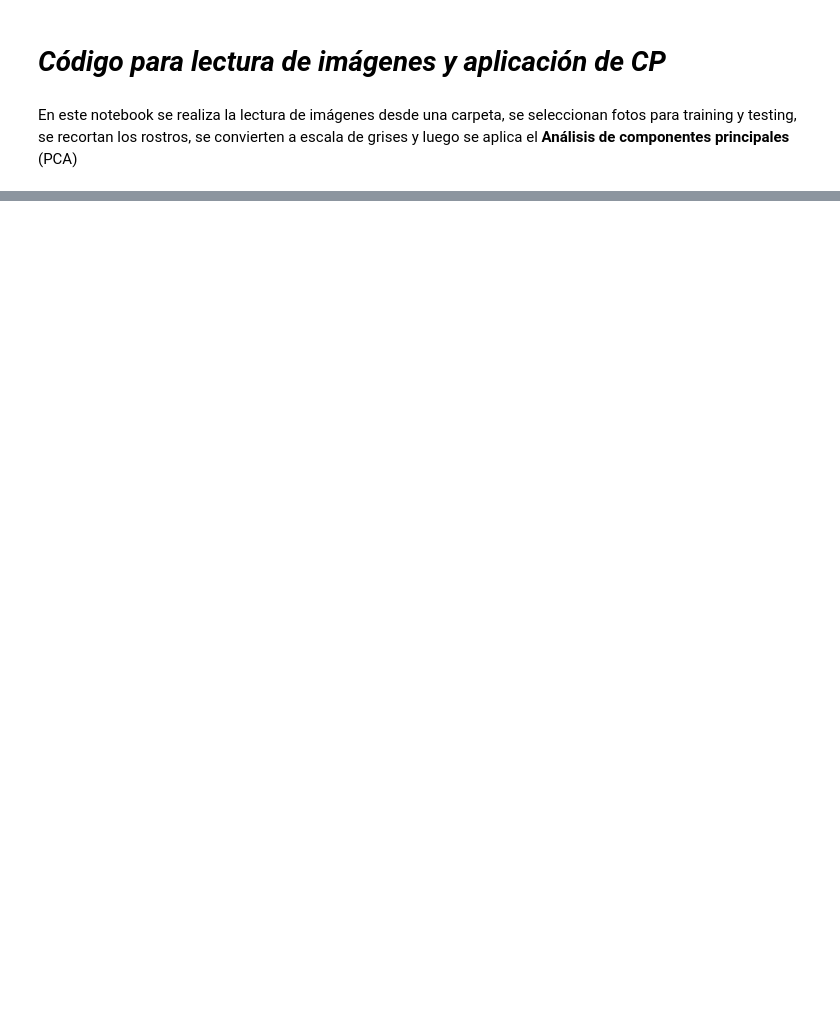
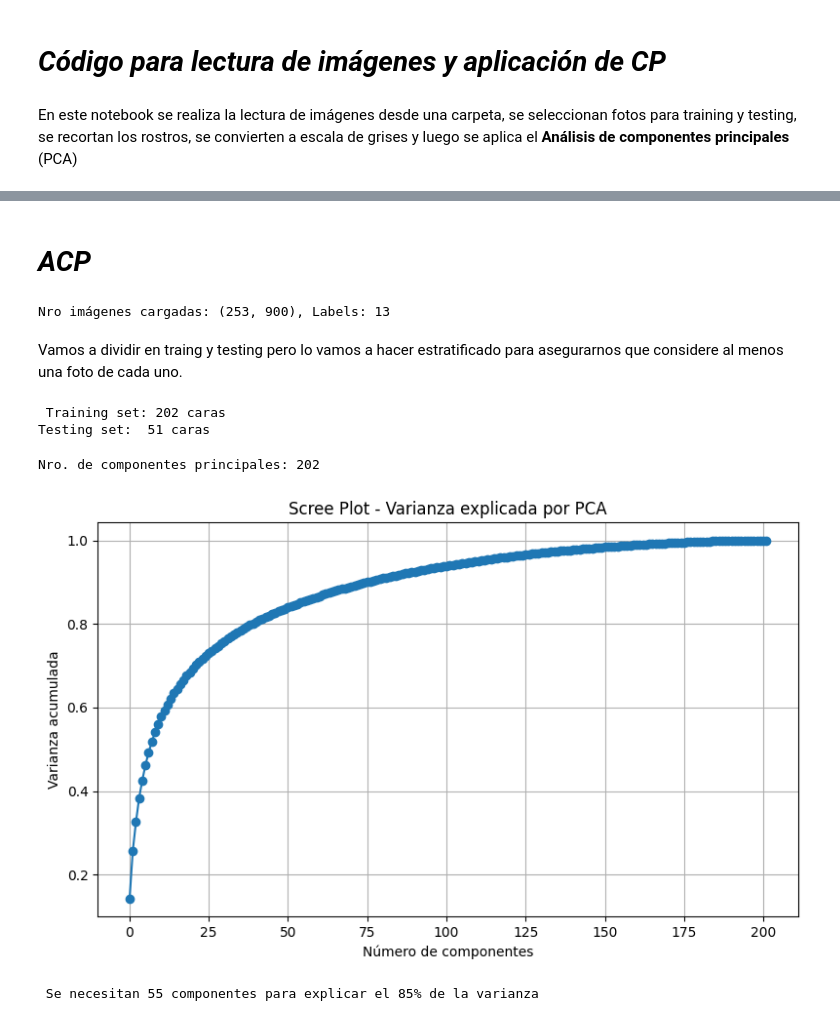
Before and after one commit to nataliamarinn/dm_grupo4, a Jupyter notebook: NM_pruebas_nuestras_caras.ipynb, the cells around one changed output, grey strips where cells are left out. Cells and saved outputs as stored; diff of their text form; code cells hidden in the pictures; blank space fills up the shorter version.

```diff
--- a/NM_pruebas_nuestras_caras.ipynb
+++ b/NM_pruebas_nuestras_caras.ipynb
@@ -109,0 +169,80 @@ plt.show()
+# %% [markdown]
+# ***ACP***
+# %%
+# Paths
+folder = "/content/caras_30x30"
+csv_labels = "/content/caras_30x30_etiquetas.csv"
+# %%
+df = pd.read_csv(csv_labels) #cargamos un dataframe de dos columnas, con los nombres de los archivos y las etiquetas (nombre de la persona)
+
+X = []
+y = []
+
+for _, row in df.iterrows(): #cargamos cada imagen
+    filename = row['filename']
+    label = row['label']
+    path = os.path.join(folder, filename)
+
+    img = cv2.imread(path, cv2.IMREAD_GRAYSCALE)
+    if img is not None:
+        img_flat = img.flatten() #aplanarla
+        X.append(img_flat)
+        y.append(label)
+
+
+X = np.array(X) #cada imagen a un array
+y = np.array(y) #cada etiqueta a un array
+
+print(f"Nro imágenes cargadas: {X.shape}, Labels: {len(np.unique(y))}")
+y = np.array(y)
+# %% [output]
+Nro imágenes cargadas: (253, 900), Labels: 13
+# %% [markdown]
+Vamos a dividir en traing y testing pero lo vamos a hacer estratificado para asegurarnos que considere al menos una foto de cada uno.
+# %%
+sss = StratifiedShuffleSplit(n_splits=1, test_size=0.2, random_state=17)
+train_idx, test_idx = next(sss.split(X, y))
+
+X_train, X_test = X[train_idx], X[test_idx]
+y_train, y_test = y[train_idx], y[test_idx]
+
+print(f" Training set: {X_train.shape[0]} caras")
+print(f"Testing set:  {X_test.shape[0]} caras")
+# %% [output]
+ Training set: 202 caras
+Testing set:  51 caras
+# %%
+from sklearn.preprocessing import StandardScaler
+#es necesario estandarizar
+
+scaler = StandardScaler()
+X_train_scaled = scaler.fit_transform(X_train)
+X_test_scaled = scaler.transform(X_test)
+# %%
+
+# Queremos calcular TODAS las componentes posibles
+pca = PCA()  # sin limitar n_components
+X_train_pca_full = pca.fit_transform(X_train_scaled)
+X_test_pca_full = pca.transform(X_test_scaled)
+
+print(f"Nro. de componentes principales: {X_train_pca_full.shape[1]}")
+# %% [output]
+Nro. de componentes principales: 202
+# %%
+
+plt.figure(figsize=(8, 5))
+plt.plot(np.cumsum(pca.explained_variance_ratio_), marker='o')
+plt.xlabel("Número de componentes")
+plt.ylabel("Varianza acumulada")
+plt.title("Scree Plot - Varianza explicada por PCA")
+plt.grid(True)
+plt.tight_layout()
+plt.show()
+# %% [output]
+[figure, added]
+# %%
+var_cumulada = np.cumsum(pca.explained_variance_ratio_)
+n_85 = np.argmax(var_cumulada >= 0.85) + 1
+print(f" Se necesitan {n_85} componentes para explicar el 85% de la varianza")
+# %% [output]
+ Se necesitan 55 componentes para explicar el 85% de la varianza
```
Also changed, not shown: parts of 19 cells of this notebook.
